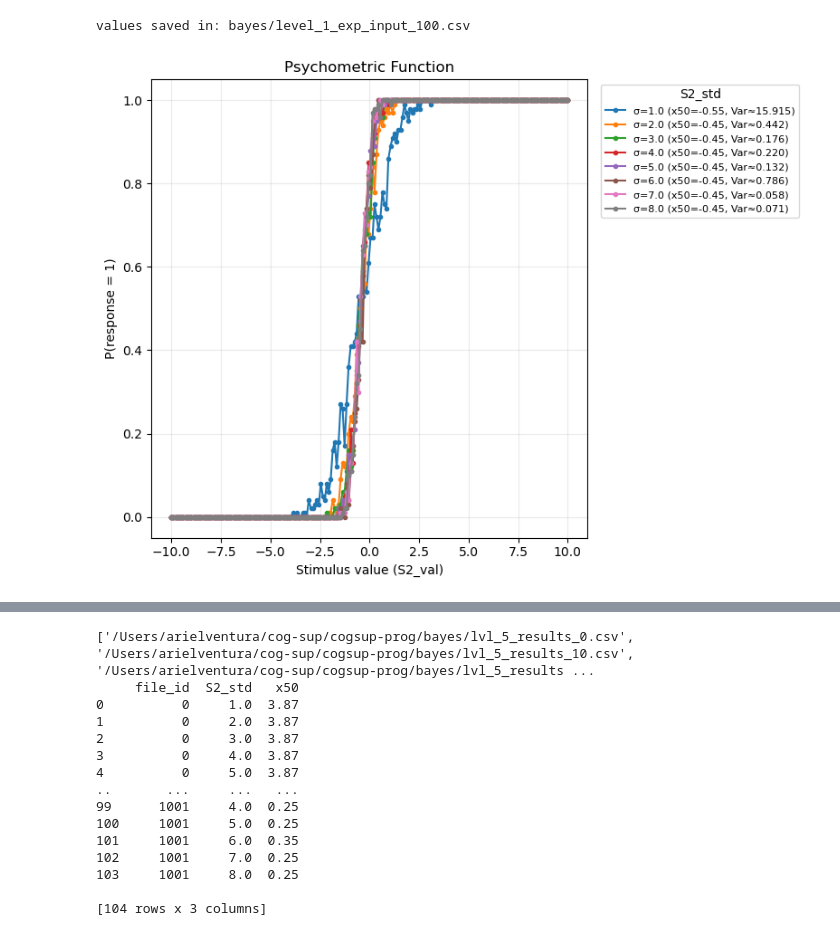
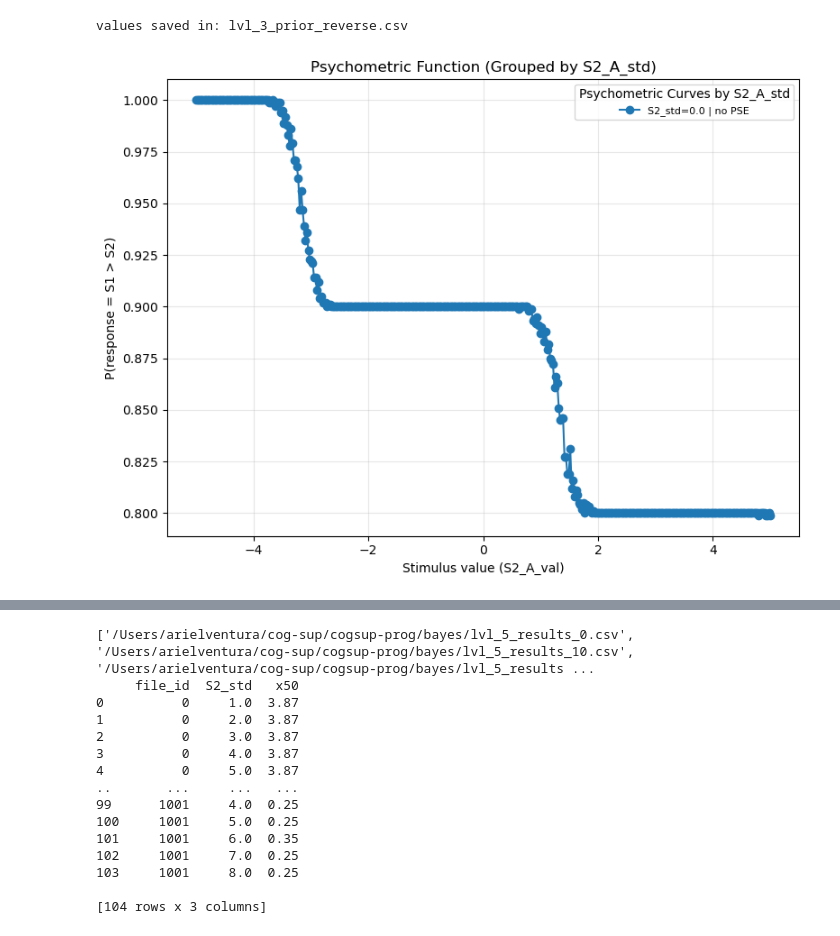
Before and after one commit to linda-ariel/cogsup-prog, a Jupyter notebook: bayes/project.ipynb, the cells around one changed output, grey strips where cells are left out. Cells and saved outputs as stored; diff of their text form; code cells hidden in the pictures.

Commit message:
level 3

```diff
--- a/bayes/project.ipynb
+++ b/bayes/project.ipynb
@@ -34,7 +42,7 @@ def generate_trials_csv(
 
     print(f"values saved in: {path}")
 # %%
-generate_trials_csv("bayes/level_1_exp_input_100.csv")
+generate_trials_csv(path="lvl_3_prior_reverse.csv")
 # %% [output]
-values saved in: bayes/level_1_exp_input_100.csv
+values saved in: lvl_3_prior_reverse.csv
 # %%
@@ -93,7 +100,3 @@ def plot_psychometric(csv_path):
     plt.grid(True, alpha=0.25)
     plt.tight_layout()
     plt.show()
-# %%
-plot_psychometric("/Users/arielventura/cog-sup/cogsup-prog/bayes/lvl_1_results.csv")
-# %% [output]
-[figure, removed]
@@ -99,0 +163,4 @@ plot_psychometric("/Users/arielventura/cog-sup/cogsup-prog/bayes/lvl_1_results.c
+# %%
+plot_psychometric_value("lvl_3_michael_results.csv")
+# %% [output]
+[figure, added]
```
Also changed, not shown: parts of 4 cells of this notebook, 39 other files.
